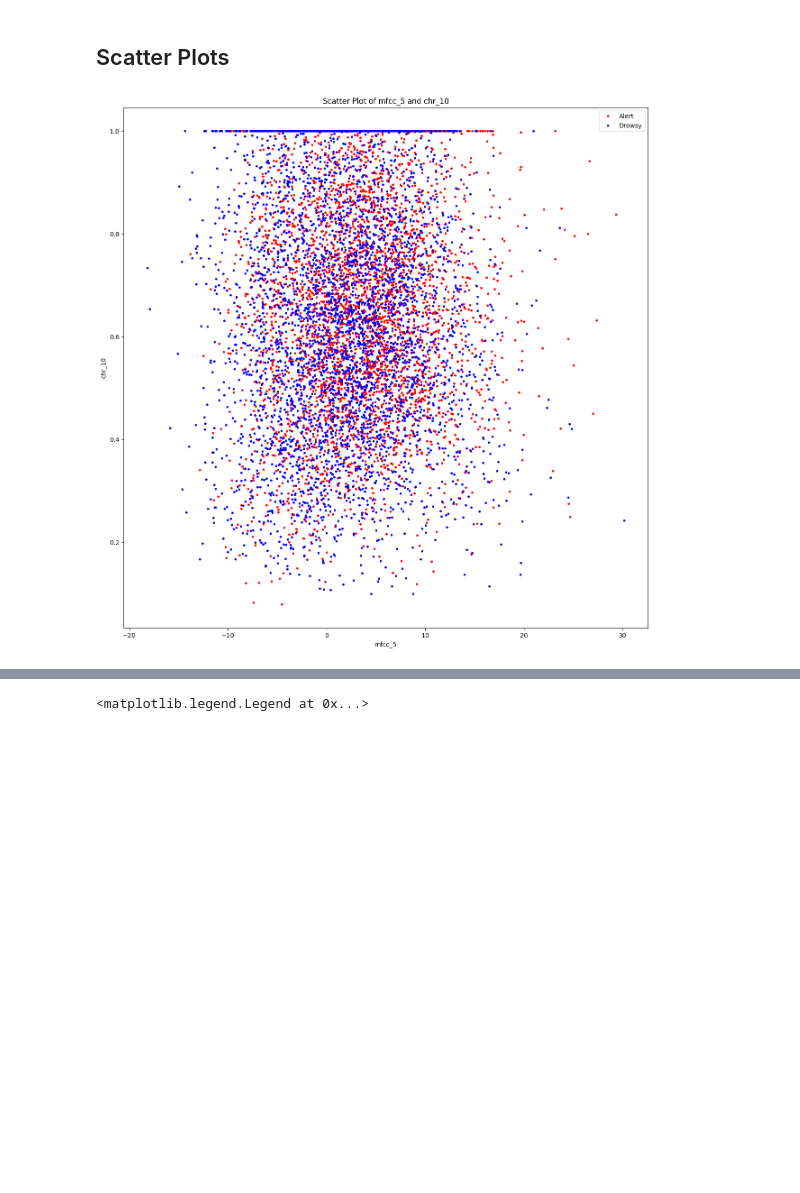
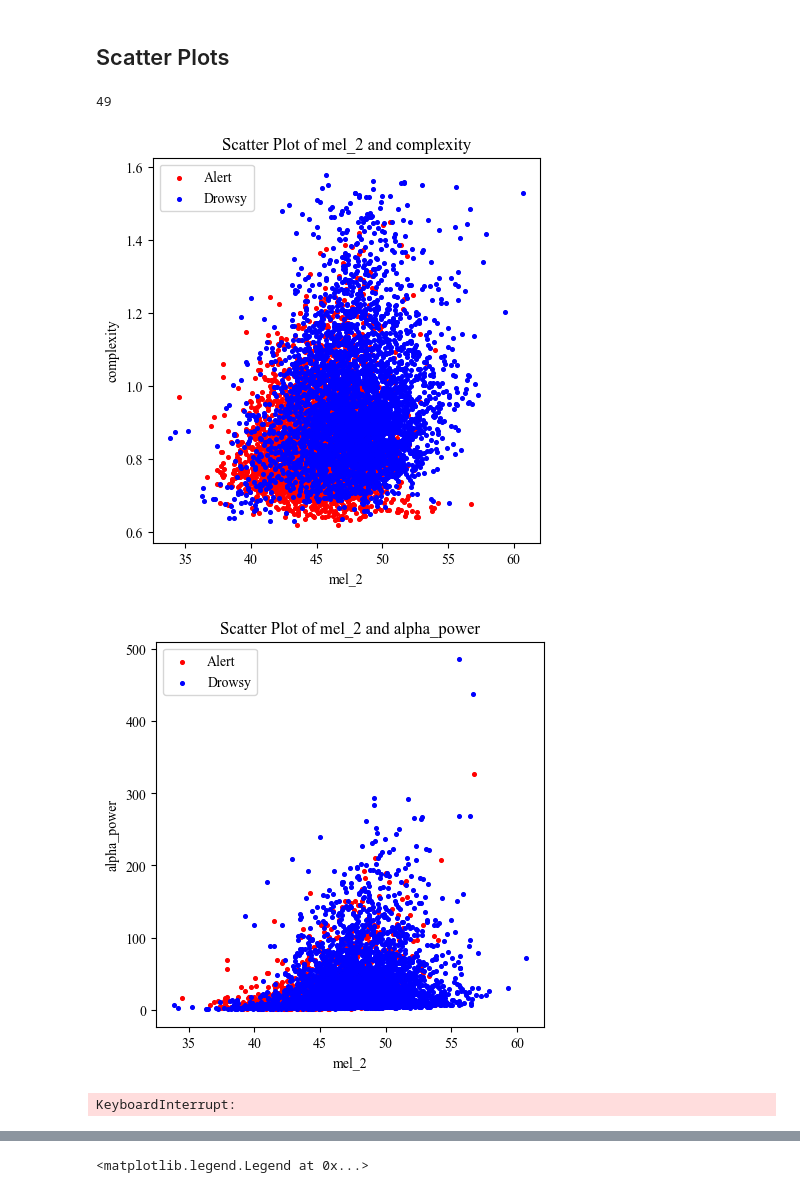
Before and after one commit to KemalcanKucuk/eeg-attention, a Jupyter notebook: visualization.ipynb, the cells around one changed output, grey strips where cells are left out. Drawn from its saved outputs; the diff is of its cells as text; code cells hidden in the pictures; blank space fills up the shorter version.

Commit message:
adjust visualization with new mel features

```diff
--- a/visualization.ipynb
+++ b/visualization.ipynb
@@ -1,42 +1,43 @@
 # %% [markdown]
 ## Scatter Plots
+# %%
+chi_sorted = ['complexity', 'alpha_power', 'energy_mel_4', 'energy_mel_2', 'energy_mel_5', 'spc_roff', 'mel_4', 'energy_mel_3', 'mel_2', 'mel_3', 'energy_mel_1', 'mel_5', 'spc_cnt', 'gamma_beta', 'mel_1', 'theta_power', 'rms', 'beta_alpha', 'gamma_alpha', 'alpha_delta', 'mfcc_8', 'mobility', 'mfcc_2', 'energy_mel_0', 'mel_0', 'mfcc_3', 'mfcc_6', 'alpha_theta', 'mfcc_0', 'gamma_theta', 'delta_power', 'mean_abs_sec_dif', 'zc', 'mfcc_1', 'gamma_delta', 'activity', 'dfa', 'mfcc_5', 'beta_theta', 'theta_delta', 'mfcc_4', 'beta_power', 'mfcc_7', 'gamma_power', 'mfcc_9', 'skew', 'slope', 'beta_delta', 'kurtosis']
 # %%
 import matplotlib.pyplot as plt
-from utils import *
+import utils, constants, time
+dataset = utils.data_loader(path = constants.MAIN_CSV_FILE)
+reduced_dataset = utils.channel_selection(dataset, constants.SELECTED_CHANNELS)
+print(len(constants.ALL_FEATURES))
+f1 = 'mel_2'
+for feature in chi_sorted:
+    f2 = feature
+    feature1 = reduced_dataset[f1]
+    feature2 = reduced_dataset[f2]
+    labels = reduced_dataset['label']
+    plt.rcParams["figure.figsize"] = [5, 5]
+    # Separate data based on labels
+    x0 = [feature1[i] for i in labels.index if labels[i] == 0]
+    y0 = [feature2[i] for i in labels.index if labels[i] == 0]
+    x1 = [feature1[i] for i in labels.index if labels[i] == 1]
+    y1 = [feature2[i] for i in labels.index if labels[i] == 1]
 
-channel_list = ["Cz","CP3","CPz","P3"]
-csv_file = 'eeg_features.csv'
-dataset = data_loader(path = csv_file)
-reduced_dataset = channel_selection(dataset, channel_list)
+    # Create scatter plot
+    plt.scatter(x0, y0, color='red', label='Alert', s  = 7)
+    plt.scatter(x1, y1, color='blue', label='Drowsy', s  = 7)
+    # Set labels and title
+    plt.xlabel(f1)
+    plt.ylabel(f2)
+    plt.title('Scatter Plot of {} and {}'.format(f1, f2))
 
-f1 = 'mfcc_5'
-f2 = 'chr_10'
+    # Add legend
+    plt.legend()
 
-# Example data
-feature1 = reduced_dataset[f1]
-feature2 = reduced_dataset[f2]
-labels = reduced_dataset['label']
-plt.rcParams["figure.figsize"] = [15, 15]
-# Separate data based on labels
-x0 = [feature1[i] for i in labels.index if labels[i] == 0]
-y0 = [feature2[i] for i in labels.index if labels[i] == 0]
-x1 = [feature1[i] for i in labels.index if labels[i] == 1]
-y1 = [feature2[i] for i in labels.index if labels[i] == 1]
-
-# Create scatter plot
-plt.scatter(x0, y0, color='red', label='Alert', s  = 7)
-plt.scatter(x1, y1, color='blue', label='Drowsy', s  = 7)
-
-# Set labels and title
-plt.xlabel(f1)
-plt.ylabel(f2)
-plt.title('Scatter Plot of {} and {}'.format(f1, f2))
-
-# Add legend
-plt.legend()
-
-# Show the plot
-plt.savefig('{} and {} class scatter.png'.format(f1, f2), bbox_inches='tight', dpi=500)
-plt.show()
+    # Show the plot
+    #plt.savefig('outs/scatter/{} and {} class scatter.png'.format(f1, f2), bbox_inches='tight', dpi=300)
+    plt.show()
+    time.sleep(5)
 # %% [output]
+49
-[figure, old version]
+[figure, new version]
+[figure, added]
+KeyboardInterrupt:
```
Also changed, not shown: parts of 13 cells of this notebook.
